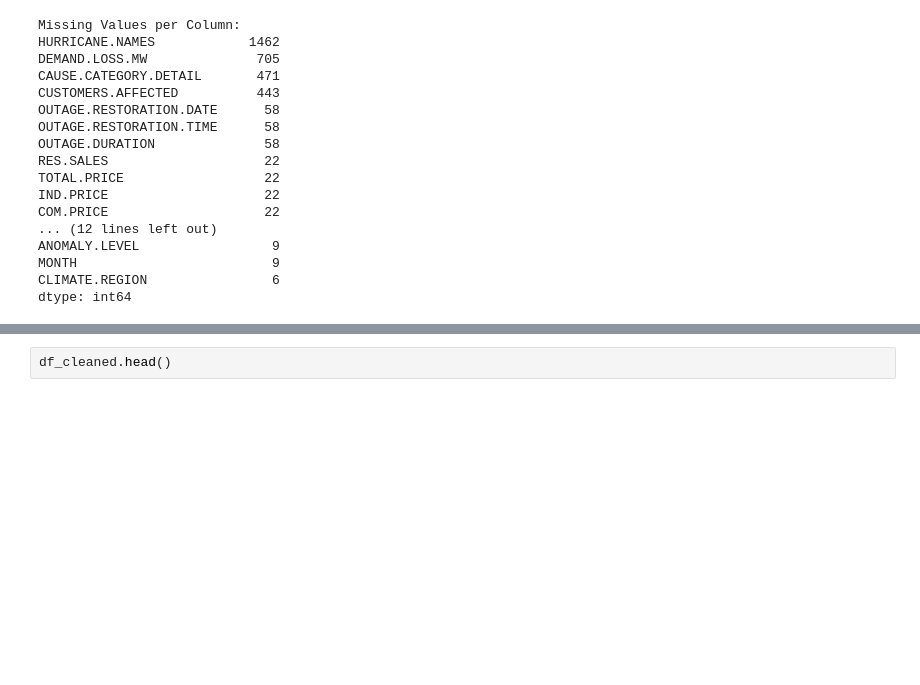
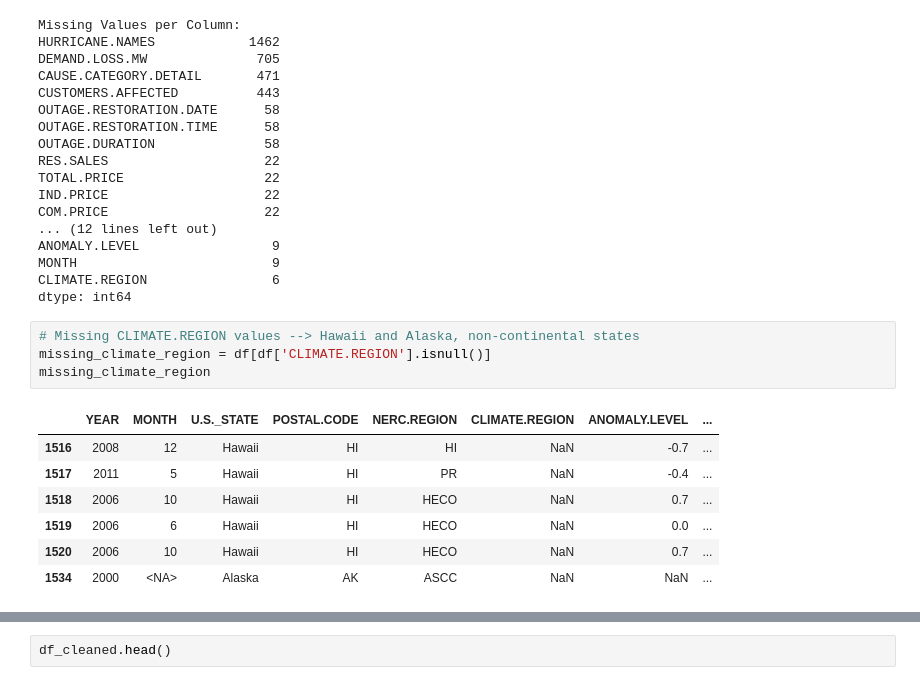
Before and after one commit to k-phantastic/US-Power-Outage-Analysis, a Jupyter notebook: checkpoint1.ipynb, the cells around one changed output, grey strips where cells are left out. Saved outputs shown, nothing was run; the diff lists cells and outputs as text; blank space fills up the shorter version.

```diff
--- a/checkpoint1.ipynb
+++ b/checkpoint1.ipynb
@@ -175,3 +175,15 @@ ANOMALY.LEVEL                 9
 MONTH                         9
 CLIMATE.REGION                6
 dtype: int64
+# %%
+# Missing CLIMATE.REGION values --> Hawaii and Alaska, non-continental states
+missing_climate_region = df[df['CLIMATE.REGION'].isnull()]
+missing_climate_region
+# %% [output]
+|  | YEAR | MONTH | U.S._STATE | POSTAL.CODE | NERC.REGION | CLIMATE.REGION | ANOMALY.LEVEL | ... |
+| 1516 | 2008 | 12 | Hawaii | HI | HI | NaN | -0.7 | ... |
+| 1517 | 2011 | 5 | Hawaii | HI | PR | NaN | -0.4 | ... |
+| 1518 | 2006 | 10 | Hawaii | HI | HECO | NaN | 0.7 | ... |
+| 1519 | 2006 | 6 | Hawaii | HI | HECO | NaN | 0.0 | ... |
+| 1520 | 2006 | 10 | Hawaii | HI | HECO | NaN | 0.7 | ... |
+| 1534 | 2000 | <NA> | Alaska | AK | ASCC | NaN | NaN | ... |
```
Also changed, not shown: parts of 5 cells of this notebook, 2 other files.
